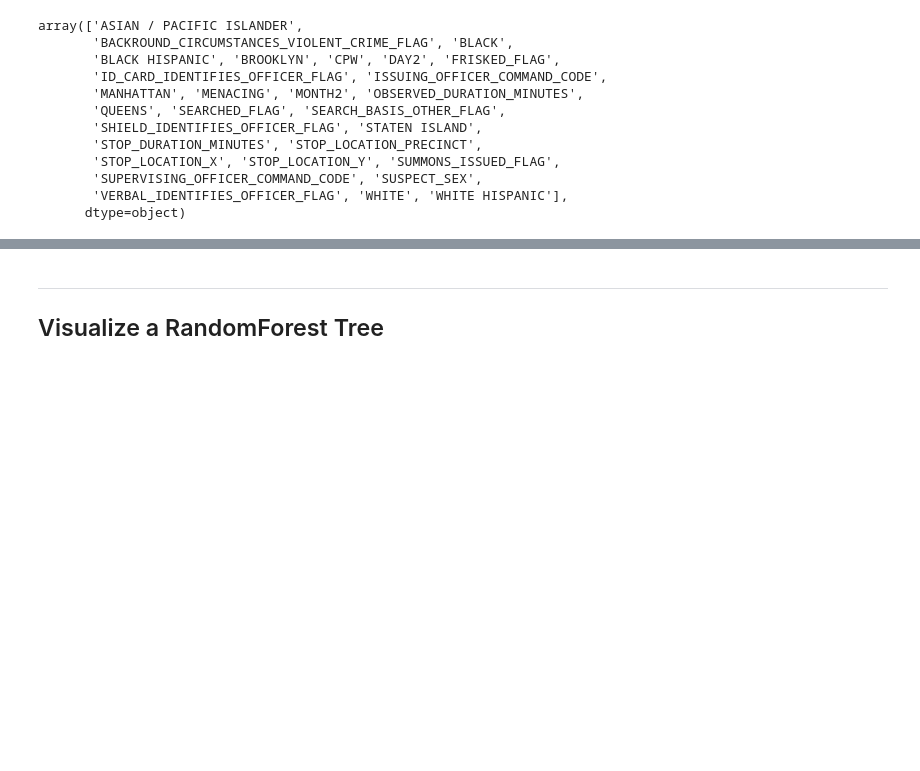
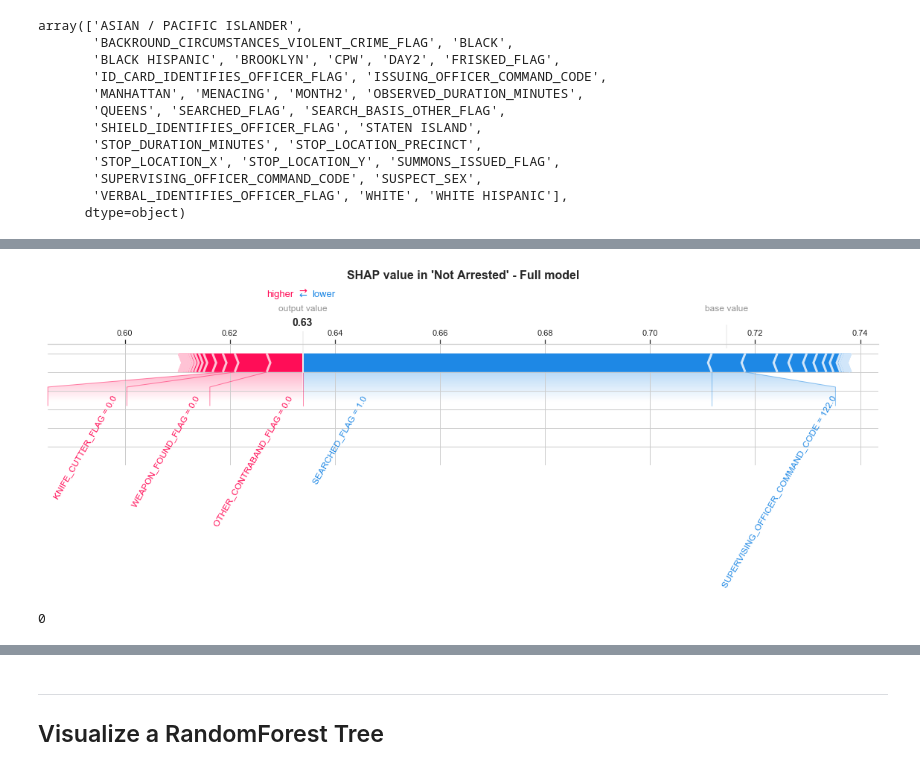
Before and after one commit to phoebewong/NYPD-Algorithm-Fairness, a Jupyter notebook: src/NYPD-Algorithm-Fairness-Stat-Parity2.ipynb, the cells around one changed output, grey strips where cells are left out. Drawn from its saved outputs; the diff is of its cells as text; code cells hidden in the pictures; blank space fills up the shorter version.

Commit message:
add modeling notebook

```diff
--- a/src/NYPD-Algorithm-Fairness-Stat-Parity2.ipynb
+++ b/src/NYPD-Algorithm-Fairness-Stat-Parity2.ipynb
@@ -932,0 +917,12 @@ plt.savefig('shap_rf_full_class0.png', bbox_inches='tight')
+# %%
+# With feature value
+class_num = 0
+shap.force_plot(explainer.expected_value[class_num], shap_values[class_num][i], features=X_train_full.iloc[i], show=False, text_rotation=60, matplotlib=True)
+plt.title("SHAP value in 'Not Arrested' - Full model", {'fontsize': 16, "fontweight": 'bold'}, y = 1.5)
+plt.savefig('../viz/shap_rf_full_class0_i3.png', bbox_inches='tight')
+# %% [output]
+[figure, added]
+# %%
+X_train_sm.iloc[i]["PHYSICAL_FORCE_WEAPON_IMPACT_FLAG"]
+# %% [output]
+0
```
Also changed, not shown: parts of 37 cells of this notebook.
